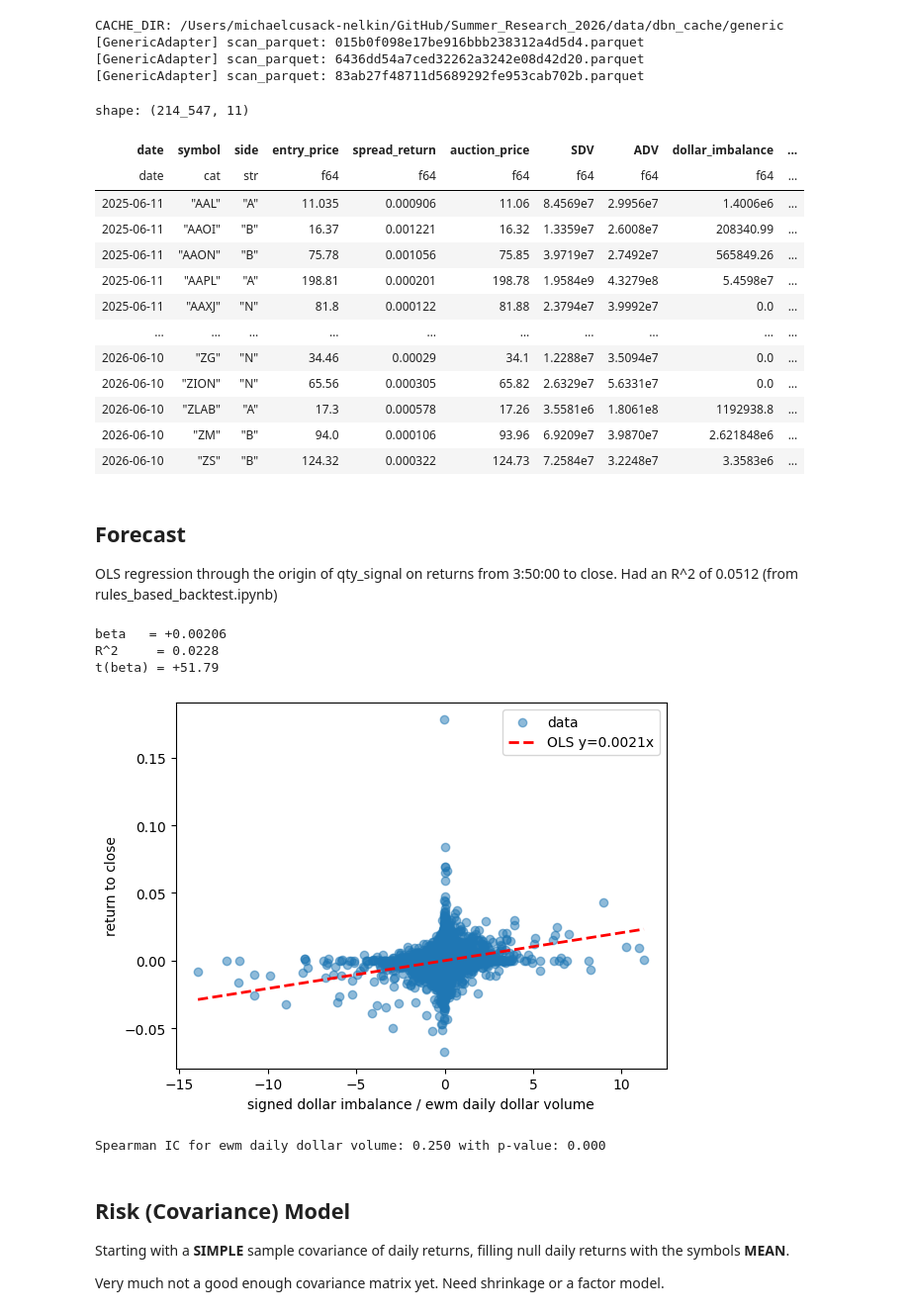
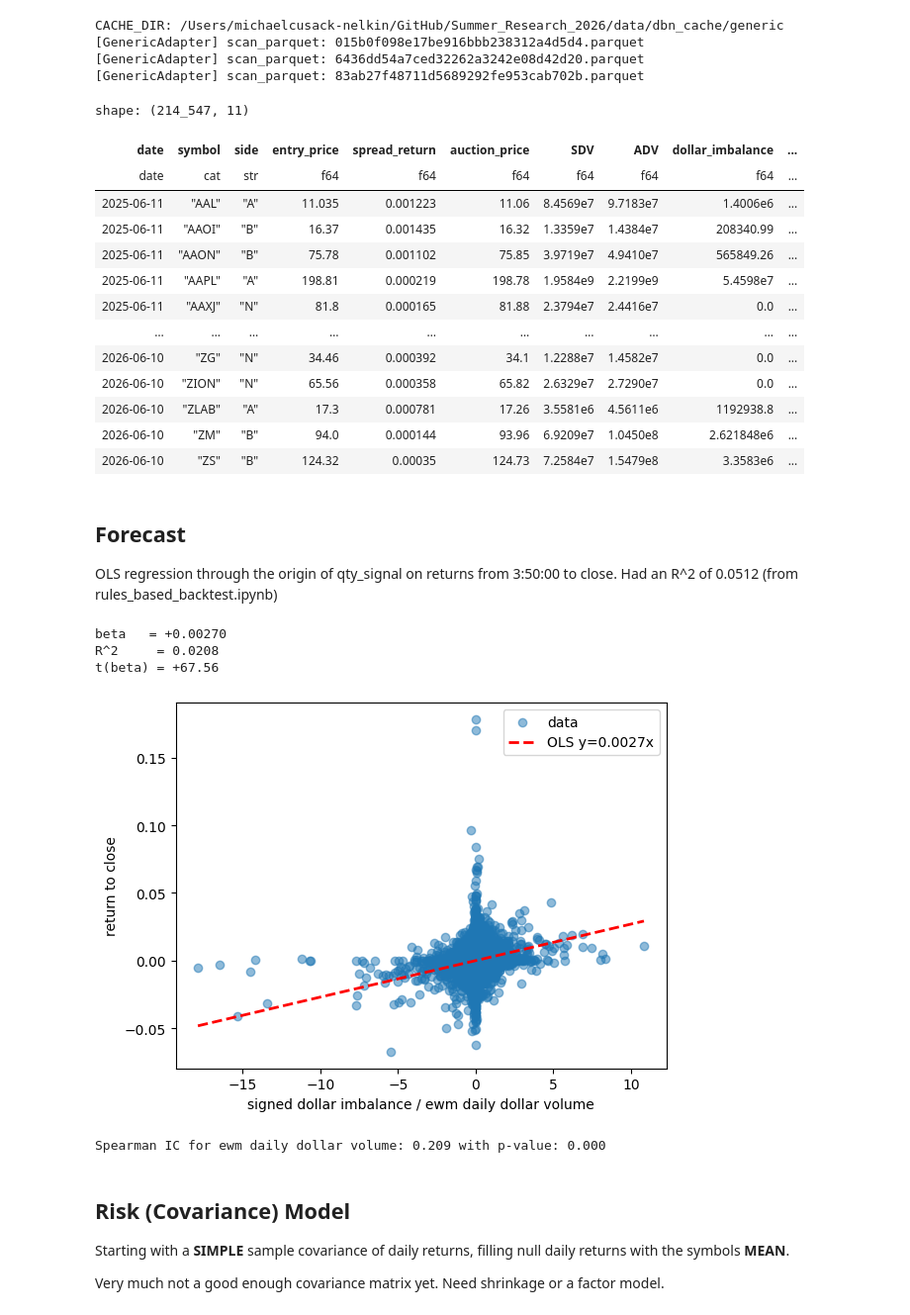
Before and after one commit to MichaelCusackNelkin/Summer_Research_2026, a Jupyter notebook: notebook_studies/optimal_portfolio.ipynb, the cells around one changed output. Shown at 99% size. Saved outputs shown, nothing was run; the diff lists cells and outputs as text; code cells hidden in the pictures.

```diff
--- a/notebook_studies/optimal_portfolio.ipynb
+++ b/notebook_studies/optimal_portfolio.ipynb
@@ -111,11 +111,11 @@ avg_daily_dollar_volume = (
     .agg(
     (pl.col('size') * pl.col("price")).sum().alias("day_volume")
     )
+    .sort(["date", "symbol"])
     .with_columns(
-    pl.col("day_volume").ewm_mean(span=10, adjust=True).alias("ADV")
+    pl.col("day_volume").ewm_mean(span=10, adjust=True).over("symbol").alias("ADV")
     )
     .drop("day_volume")
-    .sort("date")
 )
 
 auction = (
@@ -132,7 +132,7 @@ close_trades = (
     .with_columns(
         pl.col("ts_event").dt.date().alias("date"),
         (
-            (pl.col("ask_px_00") - pl.col("bid_px_00")) / ((pl.col("ask_px_00") + pl.col("bid_px_00")) / 2)
+            (pl.col("ask_px_00") - pl.col("bid_px_00")) / ((pl.col("ask_px_00") + pl.col("bid_px_00")) / 2) + (0.0035 / pl.col("price"))
         ).alias("spread_return")
     )
     .filter(pl.col("ts_event").dt.time().is_between(pl.time(15,45,00), pl.time(15,50,00)))
@@ -185,23 +185,23 @@ data
 shape: (214_547, 11)
 | date | symbol | side | entry_price | spread_return | auction_price | SDV | ADV | dollar_imbalance | ... |
 | date | cat | str | f64 | f64 | f64 | f64 | f64 | f64 | ... |
-| 2025-06-11 | "AAL" | "A" | 11.035 | 0.000906 | 11.06 | 8.4569e7 | 2.9956e7 | 1.4006e6 | ... |
-| 2025-06-11 | "AAOI" | "B" | 16.37 | 0.001221 | 16.32 | 1.3359e7 | 2.6008e7 | 208340.99 | ... |
-| 2025-06-11 | "AAON" | "B" | 75.78 | 0.001056 | 75.85 | 3.9719e7 | 2.7492e7 | 565849.26 | ... |
-| 2025-06-11 | "AAPL" | "A" | 198.81 | 0.000201 | 198.78 | 1.9584e9 | 4.3279e8 | 5.4598e7 | ... |
-| 2025-06-11 | "AAXJ" | "N" | 81.8 | 0.000122 | 81.88 | 2.3794e7 | 3.9992e7 | 0.0 | ... |
+| 2025-06-11 | "AAL" | "A" | 11.035 | 0.001223 | 11.06 | 8.4569e7 | 9.7183e7 | 1.4006e6 | ... |
+| 2025-06-11 | "AAOI" | "B" | 16.37 | 0.001435 | 16.32 | 1.3359e7 | 1.4384e7 | 208340.99 | ... |
+| 2025-06-11 | "AAON" | "B" | 75.78 | 0.001102 | 75.85 | 3.9719e7 | 4.9410e7 | 565849.26 | ... |
+| 2025-06-11 | "AAPL" | "A" | 198.81 | 0.000219 | 198.78 | 1.9584e9 | 2.2199e9 | 5.4598e7 | ... |
+| 2025-06-11 | "AAXJ" | "N" | 81.8 | 0.000165 | 81.88 | 2.3794e7 | 2.4416e7 | 0.0 | ... |
 | … | … | … | … | … | … | … | … | … | ... |
-| 2026-06-10 | "ZG" | "N" | 34.46 | 0.00029 | 34.1 | 1.2288e7 | 3.5094e7 | 0.0 | ... |
-| 2026-06-10 | "ZION" | "N" | 65.56 | 0.000305 | 65.82 | 2.6329e7 | 5.6331e7 | 0.0 | ... |
-| 2026-06-10 | "ZLAB" | "A" | 17.3 | 0.000578 | 17.26 | 3.5581e6 | 1.8061e8 | 1192938.8 | ... |
-| 2026-06-10 | "ZM" | "B" | 94.0 | 0.000106 | 93.96 | 6.9209e7 | 3.9870e7 | 2.621848e6 | ... |
-| 2026-06-10 | "ZS" | "B" | 124.32 | 0.000322 | 124.73 | 7.2584e7 | 3.2248e7 | 3.3583e6 | ... |
+| 2026-06-10 | "ZG" | "N" | 34.46 | 0.000392 | 34.1 | 1.2288e7 | 1.4582e7 | 0.0 | ... |
+| 2026-06-10 | "ZION" | "N" | 65.56 | 0.000358 | 65.82 | 2.6329e7 | 2.7290e7 | 0.0 | ... |
+| 2026-06-10 | "ZLAB" | "A" | 17.3 | 0.000781 | 17.26 | 3.5581e6 | 4.5611e6 | 1192938.8 | ... |
+| 2026-06-10 | "ZM" | "B" | 94.0 | 0.000144 | 93.96 | 6.9209e7 | 1.0450e8 | 2.621848e6 | ... |
+| 2026-06-10 | "ZS" | "B" | 124.32 | 0.00035 | 124.73 | 7.2584e7 | 1.5479e8 | 3.3583e6 | ... |
 # %% [markdown]
 ## Forecast
 OLS regression through the origin of qty_signal on returns from 3:50:00 to close. Had an R^2 of 0.0512 (from rules_based_backtest.ipynb)
 # %%
 import statsmodels.api as sm
-study_data = data.filter(pl.col("dollar_imbalance") >= 500_000).with_columns((pl.col("auction_price") / pl.col("entry_price") - 1).alias("return_to_close"))
+study_data = data.with_columns((pl.col("auction_price") / pl.col("entry_price") - 1).alias("return_to_close"))
 # X = sm.add_constant(study_data['signed_mean_imb_ratio'].to_numpy()) # debating whether to add .clip(-1,1)
 X = study_data['signed_mean_imb_ratio'].to_numpy() # debating whether to add .clip(-1,1)
 
@@ -215,26 +215,26 @@ print(f'beta   = {res.params[0]:+.5f}')
 print(f'R^2     = {res.rsquared:.4f}')
 print(f't(beta) = {res.tvalues[0]:+.2f}')
 # %% [output]
-beta   = +0.00206
-R^2     = 0.0228
-t(beta) = +51.79
+beta   = +0.00270
+R^2     = 0.0208
+t(beta) = +67.56
 # %%
-xs = np.linspace(np.min(X), np.max(X)).clip()
+xs = np.linspace(np.min(X), np.max(X))
 plt.scatter(X, y, alpha=0.5, label="data")
 plt.plot(xs, res.params[0] * xs, label=f'OLS y={res.params[0]:,.4f}x', color='red', linestyle='--', linewidth=2)
 plt.xlabel("signed dollar imbalance / ewm daily dollar volume")
 plt.ylabel("return to close")
 plt.legend()
 plt.show()
 # %% [output]
-[figure, old version]
+[figure, new version]
 # %%
 from scipy.stats import spearmanr
 
 ic, pval = spearmanr(X, y)
 print(f"Spearman IC for ewm daily dollar volume: {ic:,.3f} with p-value: {pval:,.3f}")
 # %% [output]
-Spearman IC for ewm daily dollar volume: 0.250 with p-value: 0.000
+Spearman IC for ewm daily dollar volume: 0.209 with p-value: 0.000
 # %% [markdown]
 ## Risk (Covariance) Model
 Starting with a **SIMPLE** sample covariance of daily returns, filling null daily returns with the symbols **MEAN**.
```
Also changed, not shown: parts of 22 cells of this notebook, 21 other files.
